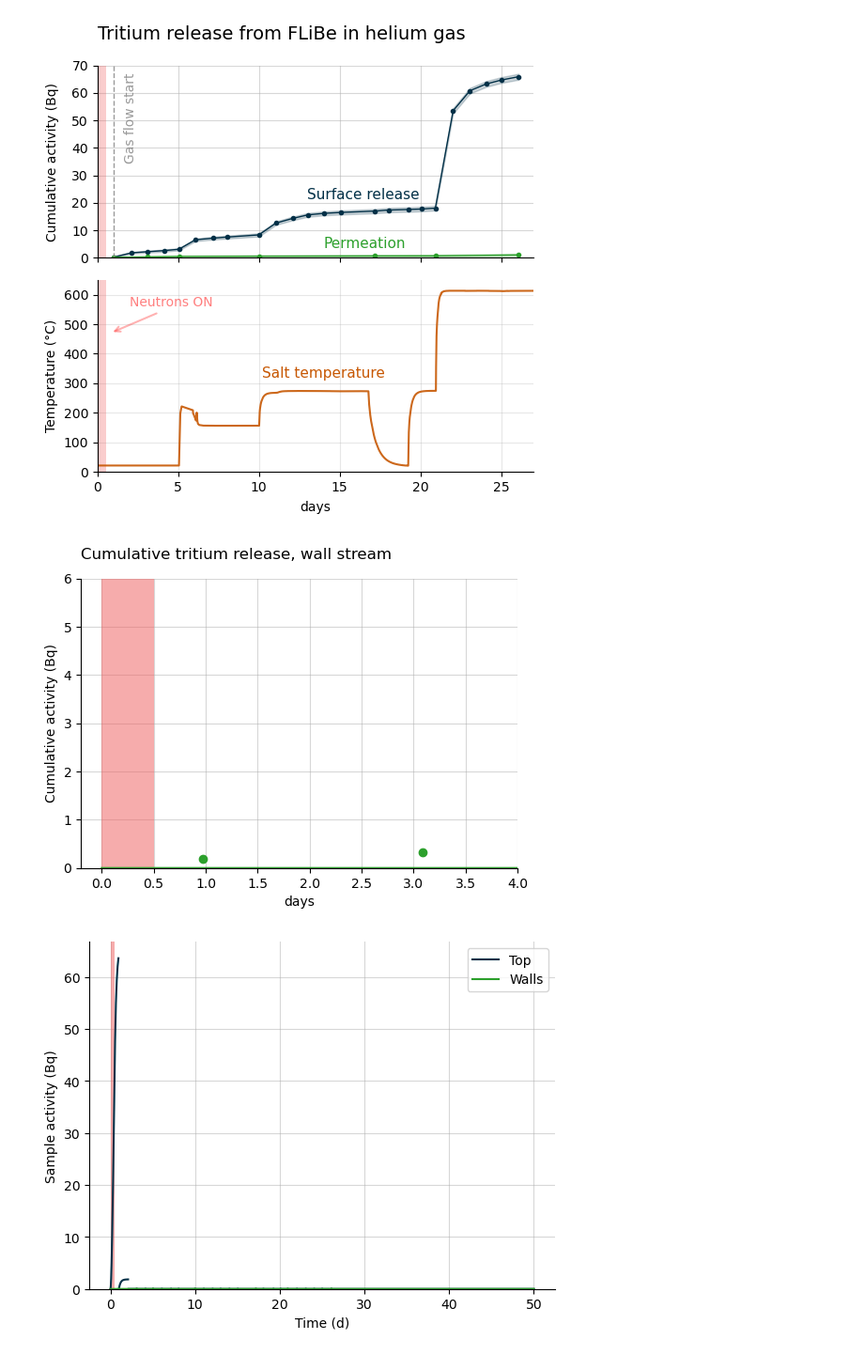
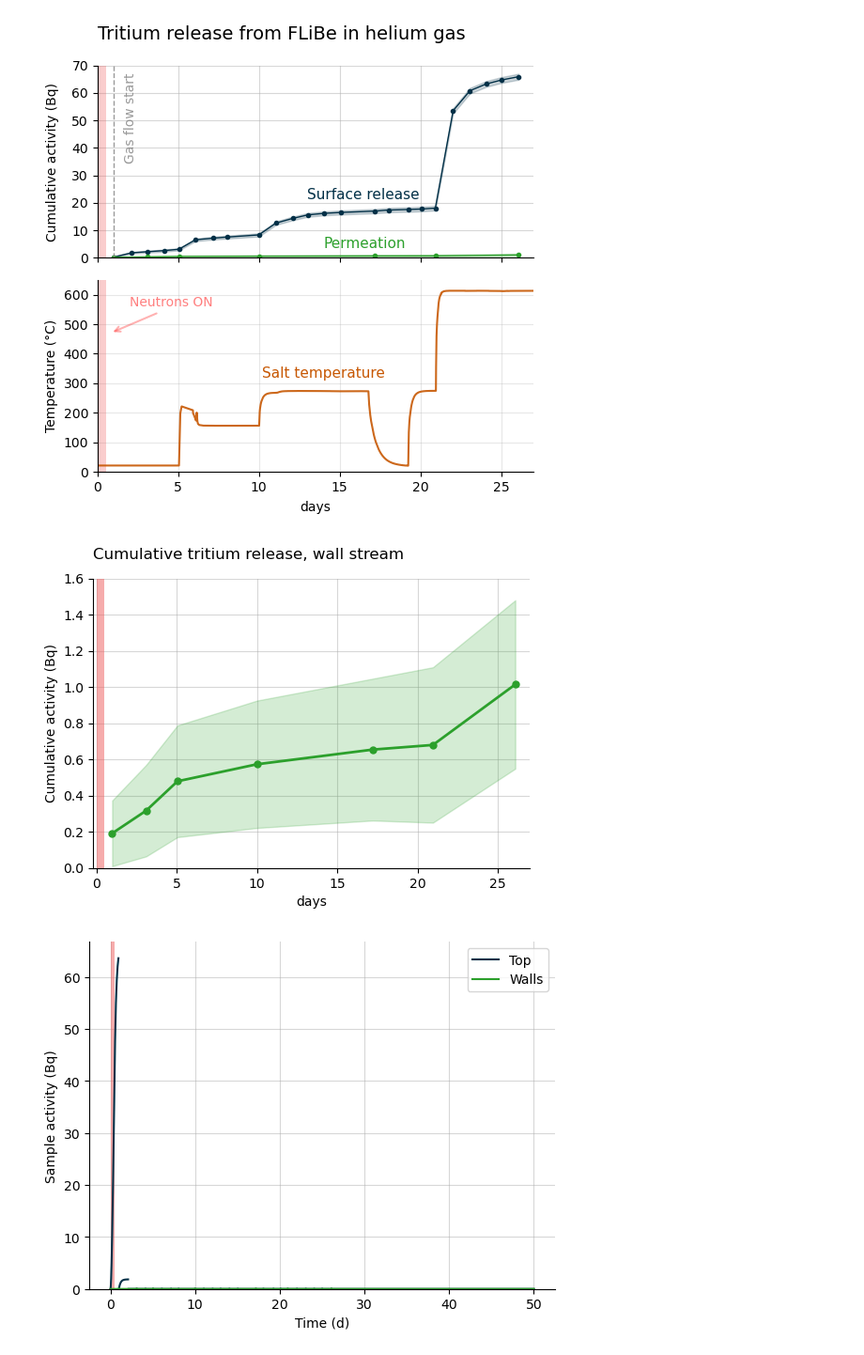
Before and after one commit to veliki-filozof/FLiBe-1L-run-1, a Jupyter notebook: analysis/tritium/tritium_model.ipynb, the cells around one changed output. Shown at 94% size. Cells and saved outputs as stored; diff of their text form; code cells hidden in the pictures.

Commit message:
fixed OV plotting

```diff
--- a/analysis/tritium/tritium_model.ipynb
+++ b/analysis/tritium/tritium_model.ipynb
@@ -490,28 +490,40 @@ plt.show()
 [figure]
 # %%
 plt.figure(figsize=(6, 4))
-plot_integrated_wall_release(baby_model, color="tab:green", label="Wall")
 plot_irradiation(baby_model, facecolor="#EF5B5B", alpha=0.5)
 plt.grid(alpha=0.5)
-labelLines(plt.gca().get_lines(), zorder=2.5, xvals=[45] * 2)
 plt.ylim(bottom=0 * ureg.Bq)
 
-plt.scatter(
-    replacement_times_walls,
-    OV_stream.get_cumulative_activity("total"),
+# Get cumulative activities and their errors for wall stream
+ov_cumulative = OV_stream_with_errors.get_cumulative_activity("total")
+ov_errors = OV_stream_with_errors.get_cumulative_activity_errors("total")
+
+# Convert times to numpy arrays for plotting
+times_walls = np.array([t.magnitude for t in replacement_times_walls])
+
+# Extract magnitudes for cumulative values (they have units)
+ov_cumulative_mag = ov_cumulative.magnitude if hasattr(ov_cumulative, 'magnitude') else ov_cumulative
+
+# Plot line with error band
+plt.plot(times_walls, ov_cumulative_mag, color="tab:green", linewidth=2, marker='o', markersize=5)
+plt.fill_between(
+    times_walls,
+    ov_cumulative_mag - ov_errors,
+    ov_cumulative_mag + ov_errors,
     color="tab:green",
+    alpha=0.2
 )
 
 plt.title("Cumulative tritium release, wall stream", loc="left", pad = 15)
-plt.ylim(top=6.0)
-plt.xlim(right = 4)
+plt.ylim(top=1.6)
+plt.xlim(right = 27)
 plt.xlim(left = -0.2)
 plt.xlabel("days")
 plt.ylabel("Cumulative activity (Bq)")
 
-plt.savefig("cumulative_release.pdf", bbox_inches="tight")
+plt.savefig("cumulative_OV_release.png", bbox_inches="tight")
 # %% [output]
-[figure, old version]
+[figure, new version]
 # %%
 plot_sample_activity_top(
     baby_model, replacement_times=replacement_times_top, color="#023047", label="Top"
```
